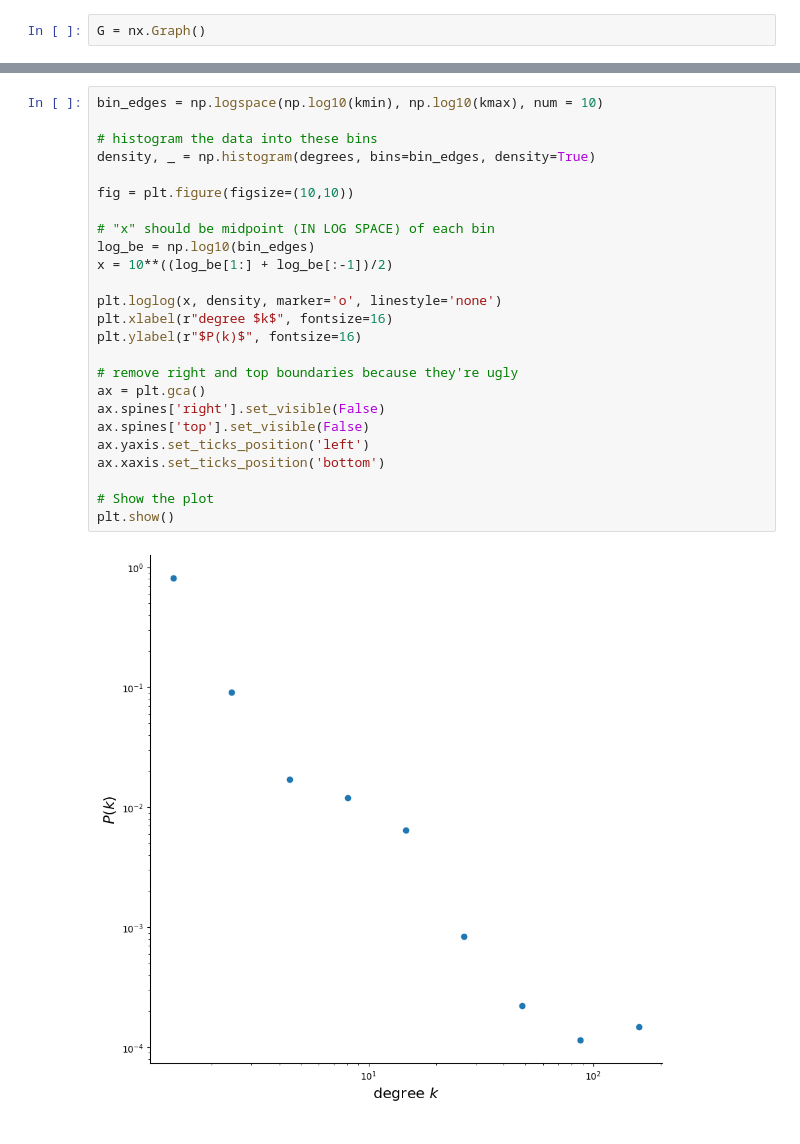
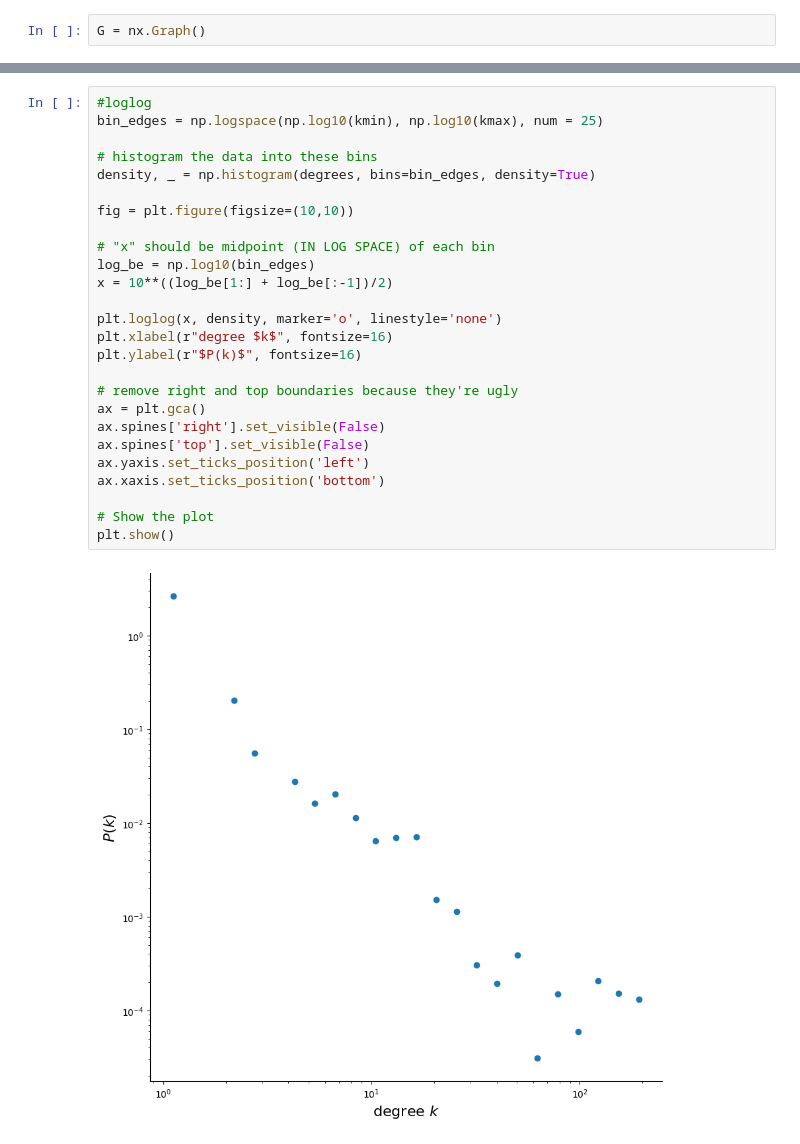
Before and after one commit to samwambam/Spotify, a Jupyter notebook: Spotify.ipynb, the cells around one changed output, grey strips where cells are left out. Saved outputs shown, nothing was run; the diff lists cells and outputs as text.

```diff
--- a/Spotify.ipynb
+++ b/Spotify.ipynb
@@ -146,30 +125,31 @@ kmax = max(degrees)
 # %% [output]
 [170, 17, 15, 15, 8, 4, 6, 6, 9, 13, 10, 7, 5, 9, 15, 1, 6, 1, 9, 14, 3, 6, 1, 5, 1, 22, 17, 7, 10, 9, 5, 1, 1, 5, 17, 1, 4, 2, 8, 6, 47, 12, 21, 15, 14, 2, 16, 17, 3, 2, 3, 23, 3, 5, 9, 28, 4, 6, 26, ...
 # %%
-bin_edges = np.logspace(np.log10(kmin), np.log10(kmax), num = 10)
+#loglog
+bin_edges = np.logspace(np.log10(kmin), np.log10(kmax), num = 25)
 
 # histogram the data into these bins
 density, _ = np.histogram(degrees, bins=bin_edges, density=True)
 
 fig = plt.figure(figsize=(10,10))
 
 # "x" should be midpoint (IN LOG SPACE) of each bin
 log_be = np.log10(bin_edges)
 x = 10**((log_be[1:] + log_be[:-1])/2)
 
 plt.loglog(x, density, marker='o', linestyle='none')
 plt.xlabel(r"degree $k$", fontsize=16)
 plt.ylabel(r"$P(k)$", fontsize=16)
 
 # remove right and top boundaries because they're ugly
 ax = plt.gca()
 ax.spines['right'].set_visible(False)
 ax.spines['top'].set_visible(False)
 ax.yaxis.set_ticks_position('left')
 ax.xaxis.set_ticks_position('bottom')
 
 # Show the plot
 plt.show()
 # %% [output]
-[figure, old version]
+[figure, new version]
 # %%
```
Also changed, not shown: parts of 18 cells of this notebook.
